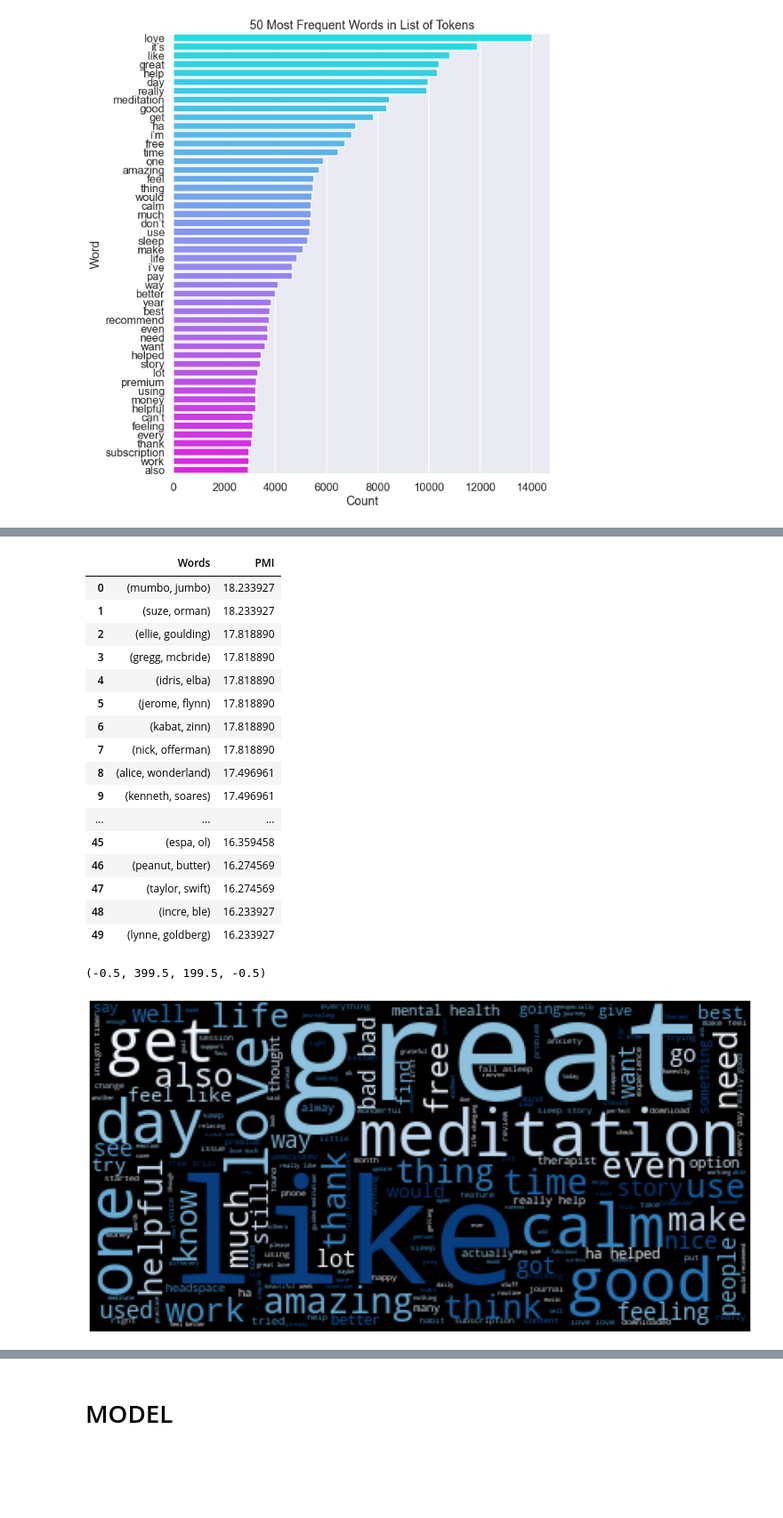
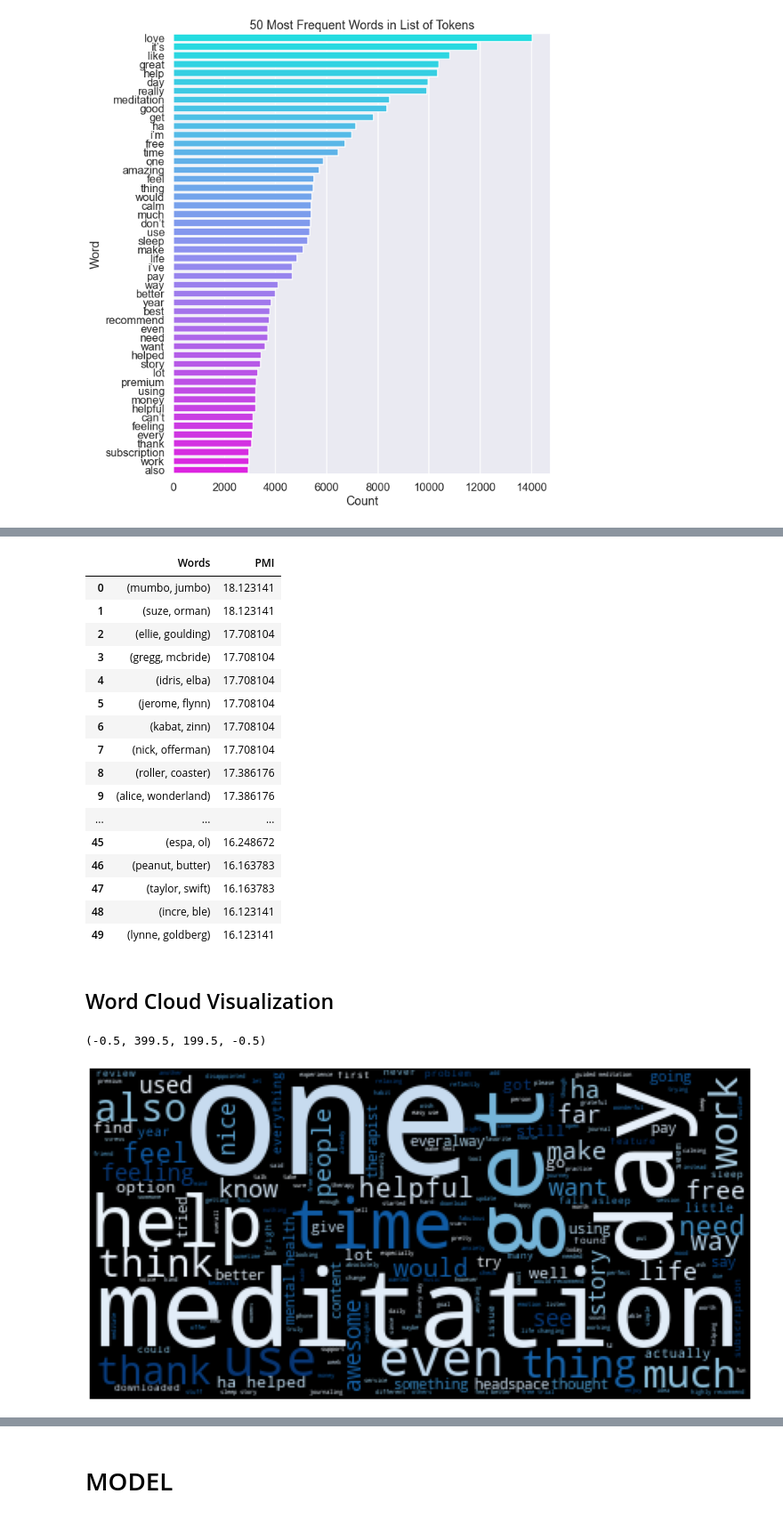
Before and after one commit to ds-leehanjin/app-reviews-nlp-sentiment-analysis, a Jupyter notebook: index_OSEMN_plus_mvp.ipynb, the cells around one changed output, grey strips where cells are left out. Shown at 89% size. Saved outputs shown, nothing was run; the diff lists cells and outputs as text; code cells hidden in the pictures; blank space fills up the shorter version.

```diff
--- a/index_OSEMN_plus_mvp.ipynb
+++ b/index_OSEMN_plus_mvp.ipynb
@@ -800,3 +808,9 @@ stopped_tokens[:50]
 most_freq(stopped_tokens,50, figsize=(12,25))
 # %% [output]
 [figure]
+# %%
+eda_stopwords = stopwords_list.copy()
+eda_stopwords.extend(["love","it's", "like", "great", "really", "good", "i'm", "amazing", "calm", "best"])
+# %%
+# Remove stopwords
+stopped_tokens = [w.lower() for w in lemmatized_tokens  if w.lower() not in eda_stopwords]
@@ -828,3 +848,5 @@ pd.DataFrame(bigram_scores, columns=["Word","Freq"]).head(30)
+# %%
+eda_stopwords.extend(["bad"])
 # %%
 bigram_measures = nltk.collocations.BigramAssocMeasures()
 
@@ -837,38 +859,40 @@ bigram_pmi_scored = bigram_pmi_finder.score_ngrams(bigram_measures.pmi)
 pd.DataFrame(bigram_pmi_scored,columns=['Words','PMI']).head(50)
 # %% [output]
 |  | Words | PMI |
-| 0 | (mumbo, jumbo) | 18.233927 |
-| 1 | (suze, orman) | 18.233927 |
-| 2 | (ellie, goulding) | 17.818890 |
-| 3 | (gregg, mcbride) | 17.818890 |
-| 4 | (idris, elba) | 17.818890 |
-| 5 | (jerome, flynn) | 17.818890 |
-| 6 | (kabat, zinn) | 17.818890 |
-| 7 | (nick, offerman) | 17.818890 |
-| 8 | (alice, wonderland) | 17.496961 |
-| 9 | (kenneth, soares) | 17.496961 |
+| 0 | (mumbo, jumbo) | 18.123141 |
+| 1 | (suze, orman) | 18.123141 |
+| 2 | (ellie, goulding) | 17.708104 |
+| 3 | (gregg, mcbride) | 17.708104 |
+| 4 | (idris, elba) | 17.708104 |
+| 5 | (jerome, flynn) | 17.708104 |
+| 6 | (kabat, zinn) | 17.708104 |
+| 7 | (nick, offerman) | 17.708104 |
+| 8 | (roller, coaster) | 17.386176 |
+| 9 | (alice, wonderland) | 17.386176 |
 | ... | ... | ... |
-| 45 | (espa, ol) | 16.359458 |
-| 46 | (peanut, butter) | 16.274569 |
-| 47 | (taylor, swift) | 16.274569 |
-| 48 | (incre, ble) | 16.233927 |
-| 49 | (lynne, goldberg) | 16.233927 |
+| 45 | (espa, ol) | 16.248672 |
+| 46 | (peanut, butter) | 16.163783 |
+| 47 | (taylor, swift) | 16.163783 |
+| 48 | (incre, ble) | 16.123141 |
+| 49 | (lynne, goldberg) | 16.123141 |
+# %% [markdown]
+## Word Cloud Visualization
 # %%
 from wordcloud import WordCloud
 
 ## Initalize a WordCloud with our stopwords_list and no bigrams
-wordcloud = WordCloud(stopwords=stopwords_list,collocations=True, colormap='Blues', background_color="Black")
+wordcloud = WordCloud(stopwords=eda_stopwords,collocations=True, colormap='Blues', background_color="Black")
 
 ## Generate wordcloud from stopped_tokens
 wordcloud.generate(','.join(stopped_tokens))
 
 ## Plot with matplotlib
 plt.figure(figsize = (20, 12), facecolor = None)
 plt.imshow(wordcloud)
 plt.axis('off')
 # %% [output]
 (-0.5, 399.5, 199.5, -0.5)
-[figure, old version]
+[figure, new version]
 # %%
 positive_df = clean_df[clean_df['multi_sent']==2]
 neutral_df = clean_df[clean_df['multi_sent']==1]
```
Also changed, not shown: parts of 66 cells of this notebook.
